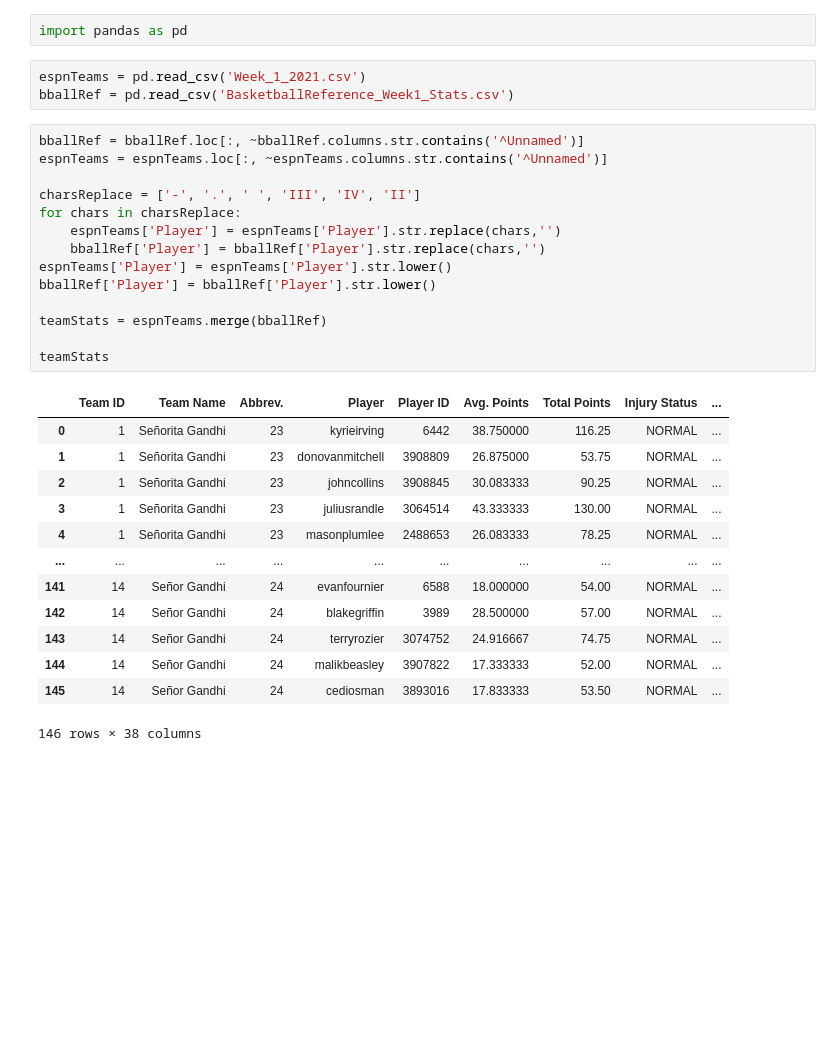
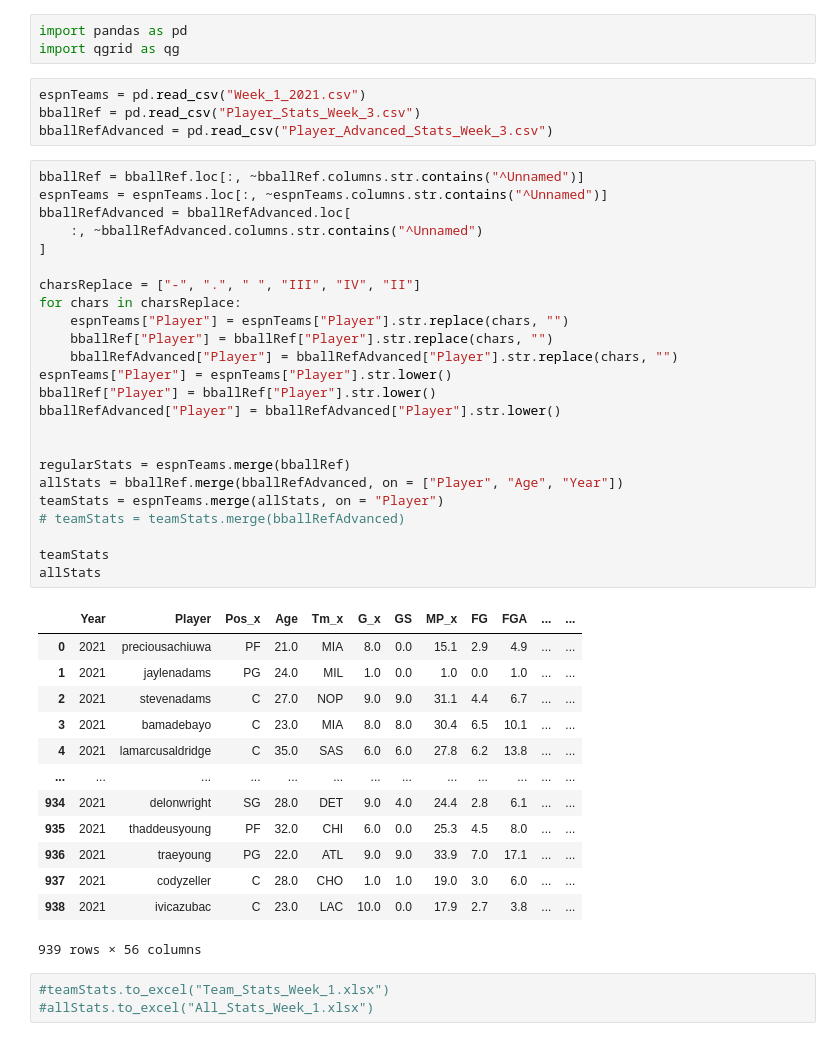
Before and after one commit to nsvinakollu/Fantasy-Basketball-ESPN, a Jupyter notebook: StatsMerge.ipynb, the cells around one changed output. Cells and saved outputs as stored; diff of their text form; blank space fills up the shorter version.

```diff
--- a/StatsMerge.ipynb
+++ b/StatsMerge.ipynb
@@ -1,33 +1,48 @@
 # %%
 import pandas as pd
+import qgrid as qg
 # %%
-espnTeams = pd.read_csv('Week_1_2021.csv')
-bballRef = pd.read_csv('BasketballReference_Week1_Stats.csv')
+espnTeams = pd.read_csv("Week_1_2021.csv")
+bballRef = pd.read_csv("Player_Stats_Week_3.csv")
+bballRefAdvanced = pd.read_csv("Player_Advanced_Stats_Week_3.csv")
 # %%
-bballRef = bballRef.loc[:, ~bballRef.columns.str.contains('^Unnamed')]
-espnTeams = espnTeams.loc[:, ~espnTeams.columns.str.contains('^Unnamed')]
+bballRef = bballRef.loc[:, ~bballRef.columns.str.contains("^Unnamed")]
+espnTeams = espnTeams.loc[:, ~espnTeams.columns.str.contains("^Unnamed")]
+bballRefAdvanced = bballRefAdvanced.loc[
+    :, ~bballRefAdvanced.columns.str.contains("^Unnamed")
+]
 
-charsReplace = ['-', '.', ' ', 'III', 'IV', 'II']
+charsReplace = ["-", ".", " ", "III", "IV", "II"]
 for chars in charsReplace:
-    espnTeams['Player'] = espnTeams['Player'].str.replace(chars,'')
-    bballRef['Player'] = bballRef['Player'].str.replace(chars,'')
-espnTeams['Player'] = espnTeams['Player'].str.lower()
-bballRef['Player'] = bballRef['Player'].str.lower()
+    espnTeams["Player"] = espnTeams["Player"].str.replace(chars, "")
+    bballRef["Player"] = bballRef["Player"].str.replace(chars, "")
+    bballRefAdvanced["Player"] = bballRefAdvanced["Player"].str.replace(chars, "")
+espnTeams["Player"] = espnTeams["Player"].str.lower()
+bballRef["Player"] = bballRef["Player"].str.lower()
+bballRefAdvanced["Player"] = bballRefAdvanced["Player"].str.lower()
 
-teamStats = espnTeams.merge(bballRef)
+
+regularStats = espnTeams.merge(bballRef)
+allStats = bballRef.merge(bballRefAdvanced, on = ["Player", "Age", "Year"])
+teamStats = espnTeams.merge(allStats, on = "Player")
+# teamStats = teamStats.merge(bballRefAdvanced)
 
 teamStats
+allStats
 # %% [output]
-|  | Team ID | Team Name | Abbrev. | Player | Player ID | Avg. Points | Total Points | Injury Status | ... |
-| 0 | 1 | Señorita Gandhi | 23 | kyrieirving | 6442 | 38.750000 | 116.25 | NORMAL | ... |
-| 1 | 1 | Señorita Gandhi | 23 | donovanmitchell | 3908809 | 26.875000 | 53.75 | NORMAL | ... |
-| 2 | 1 | Señorita Gandhi | 23 | johncollins | 3908845 | 30.083333 | 90.25 | NORMAL | ... |
-| 3 | 1 | Señorita Gandhi | 23 | juliusrandle | 3064514 | 43.333333 | 130.00 | NORMAL | ... |
-| 4 | 1 | Señorita Gandhi | 23 | masonplumlee | 2488653 | 26.083333 | 78.25 | NORMAL | ... |
-| ... | ... | ... | ... | ... | ... | ... | ... | ... | ... |
-| 141 | 14 | Señor Gandhi | 24 | evanfournier | 6588 | 18.000000 | 54.00 | NORMAL | ... |
-| 142 | 14 | Señor Gandhi | 24 | blakegriffin | 3989 | 28.500000 | 57.00 | NORMAL | ... |
-| 143 | 14 | Señor Gandhi | 24 | terryrozier | 3074752 | 24.916667 | 74.75 | NORMAL | ... |
-| 144 | 14 | Señor Gandhi | 24 | malikbeasley | 3907822 | 17.333333 | 52.00 | NORMAL | ... |
-| 145 | 14 | Señor Gandhi | 24 | cediosman | 3893016 | 17.833333 | 53.50 | NORMAL | ... |
+|  | Year | Player | Pos_x | Age | Tm_x | G_x | GS | MP_x | FG | FGA | ... | ... |
+| 0 | 2021 | preciousachiuwa | PF | 21.0 | MIA | 8.0 | 0.0 | 15.1 | 2.9 | 4.9 | ... | ... |
+| 1 | 2021 | jaylenadams | PG | 24.0 | MIL | 1.0 | 0.0 | 1.0 | 0.0 | 1.0 | ... | ... |
+| 2 | 2021 | stevenadams | C | 27.0 | NOP | 9.0 | 9.0 | 31.1 | 4.4 | 6.7 | ... | ... |
+| 3 | 2021 | bamadebayo | C | 23.0 | MIA | 8.0 | 8.0 | 30.4 | 6.5 | 10.1 | ... | ... |
+| 4 | 2021 | lamarcusaldridge | C | 35.0 | SAS | 6.0 | 6.0 | 27.8 | 6.2 | 13.8 | ... | ... |
+| ... | ... | ... | ... | ... | ... | ... | ... | ... | ... | ... | ... | ... |
+| 934 | 2021 | delonwright | SG | 28.0 | DET | 9.0 | 4.0 | 24.4 | 2.8 | 6.1 | ... | ... |
+| 935 | 2021 | thaddeusyoung | PF | 32.0 | CHI | 6.0 | 0.0 | 25.3 | 4.5 | 8.0 | ... | ... |
+| 936 | 2021 | traeyoung | PG | 22.0 | ATL | 9.0 | 9.0 | 33.9 | 7.0 | 17.1 | ... | ... |
+| 937 | 2021 | codyzeller | C | 28.0 | CHO | 1.0 | 1.0 | 19.0 | 3.0 | 6.0 | ... | ... |
+| 938 | 2021 | ivicazubac | C | 23.0 | LAC | 10.0 | 0.0 | 17.9 | 2.7 | 3.8 | ... | ... |
-146 rows × 38 columns
+939 rows × 56 columns
+# %%
+#teamStats.to_excel("Team_Stats_Week_1.xlsx")
+#allStats.to_excel("All_Stats_Week_1.xlsx")
```
Also changed, not shown: parts of 2 cells of this notebook, 7 other files.
